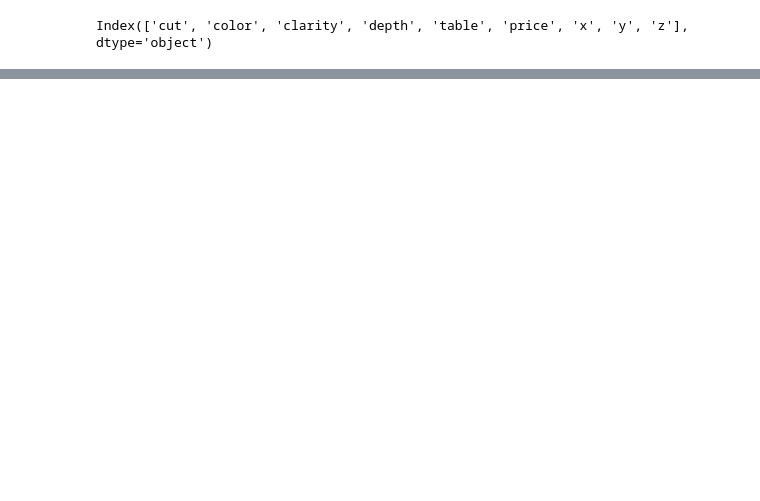
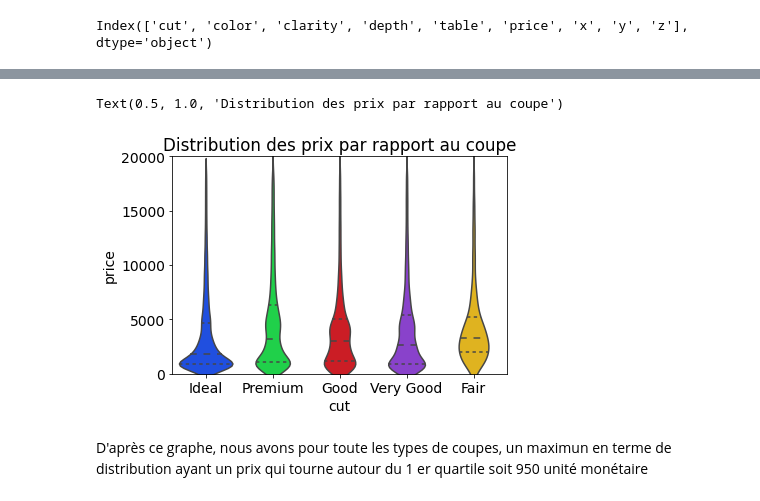
Before and after one commit to SIDIBEMoussa/Simple_training, a Jupyter notebook: Examen_dataviz.ipynb, the cells around one changed output, grey strips where cells are left out. Cells and saved outputs as stored; diff of their text form; code cells hidden in the pictures; blank space fills up the shorter version.

```diff
--- a/Examen_dataviz.ipynb
+++ b/Examen_dataviz.ipynb
@@ -189,0 +100,9 @@ plt.boxplot(data.depth)
+# %%
+sns.violinplot(x="cut",y="price",data=data,inner="quartile")
+plt.axis(ymin=0,ymax=20000)
+plt.title("Distribution des prix par rapport au coupe")
+# %% [output]
+Text(0.5, 1.0, 'Distribution des prix par rapport au coupe')
+[figure, added]
+# %% [markdown]
+D'après ce graphe, nous avons pour toute les types de coupes, un maximun en terme de distribution ayant un prix qui tourne autour du 1 er quartile soit 950 unité monétaire
```
Also changed, not shown: parts of 70 cells of this notebook.
